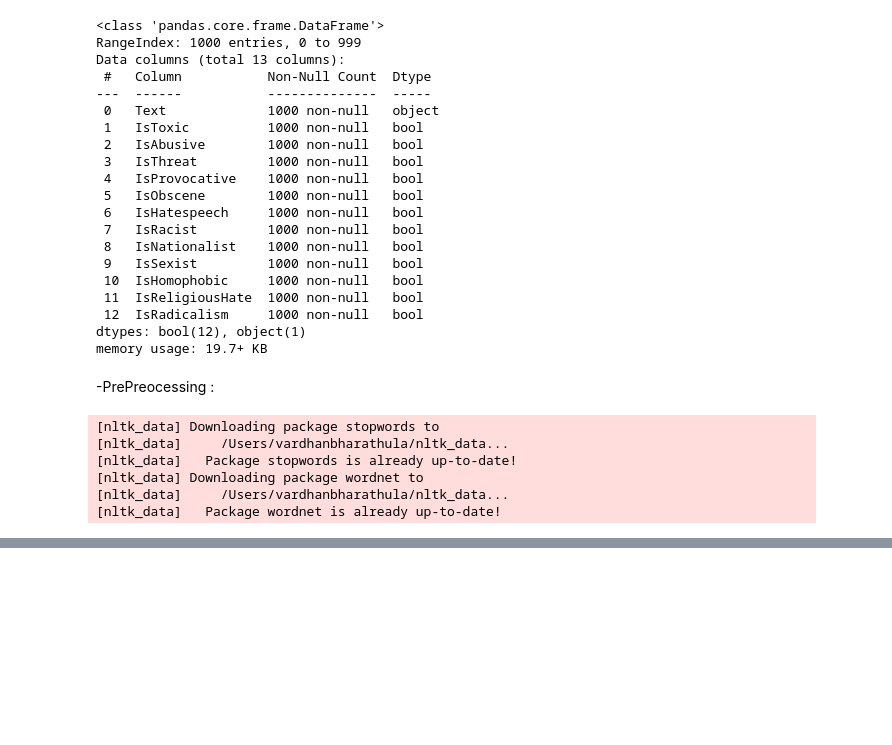
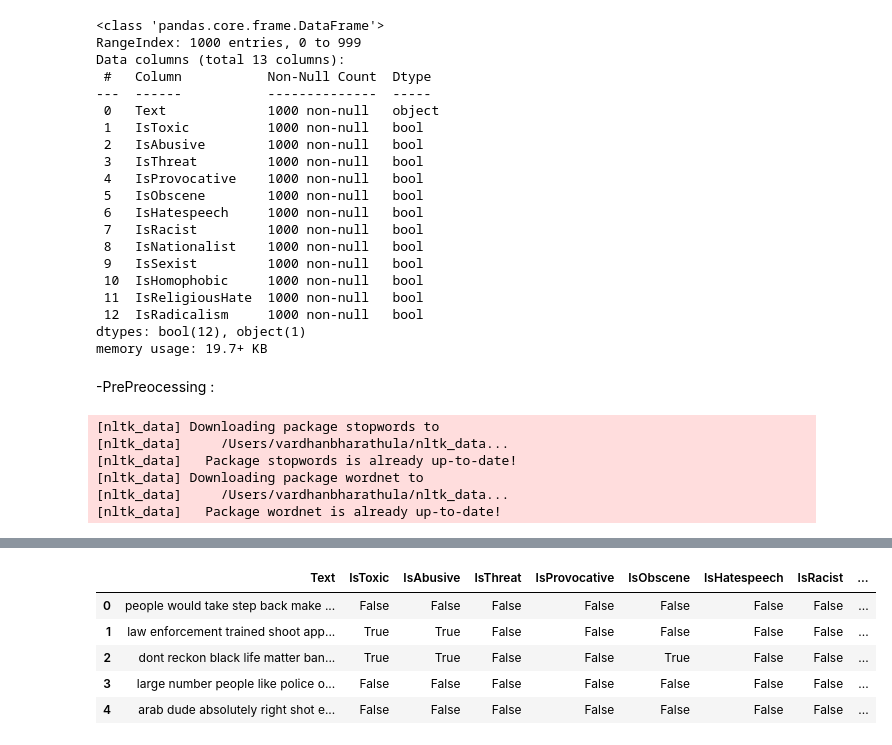
Before and after one commit to vardhanvishnu1/negative_comments_detector, a Jupyter notebook: dataset.ipynb, the cells around one changed output, grey strips where cells are left out. Drawn from its saved outputs; the diff is of its cells as text; code cells hidden in the pictures; blank space fills up the shorter version.

```diff
--- a/dataset.ipynb
+++ b/dataset.ipynb
@@ -104,0 +140,17 @@ data['cleaned_comment'] = data['Text'].apply(preprocess_text)
+# %%
+toxicity_columns = [
+    'IsToxic', 'IsAbusive', 'IsThreat', 'IsProvocative', 'IsObscene',
+    'IsHatespeech', 'IsRacist', 'IsNationalist', 'IsSexist',
+    'IsHomophobic', 'IsReligiousHate', 'IsRadicalism'
+]
+if all(col in data.columns for col in toxicity_columns):
+    data['is_negative'] = data[toxicity_columns].any(axis=1).astype(int)
+# %%
+data.head()
+# %% [output]
+|  | Text | IsToxic | IsAbusive | IsThreat | IsProvocative | IsObscene | IsHatespeech | IsRacist | ... |
+| 0 | people would take step back make ... | False | False | False | False | False | False | False | ... |
+| 1 | law enforcement trained shoot app... | True | True | False | False | False | False | False | ... |
+| 2 | dont reckon black life matter ban... | True | True | False | False | True | False | False | ... |
+| 3 | large number people like police o... | False | False | False | False | False | False | False | ... |
+| 4 | arab dude absolutely right shot e... | False | False | False | False | False | False | False | ... |
```
Also changed, not shown: parts of 7 cells of this notebook.
